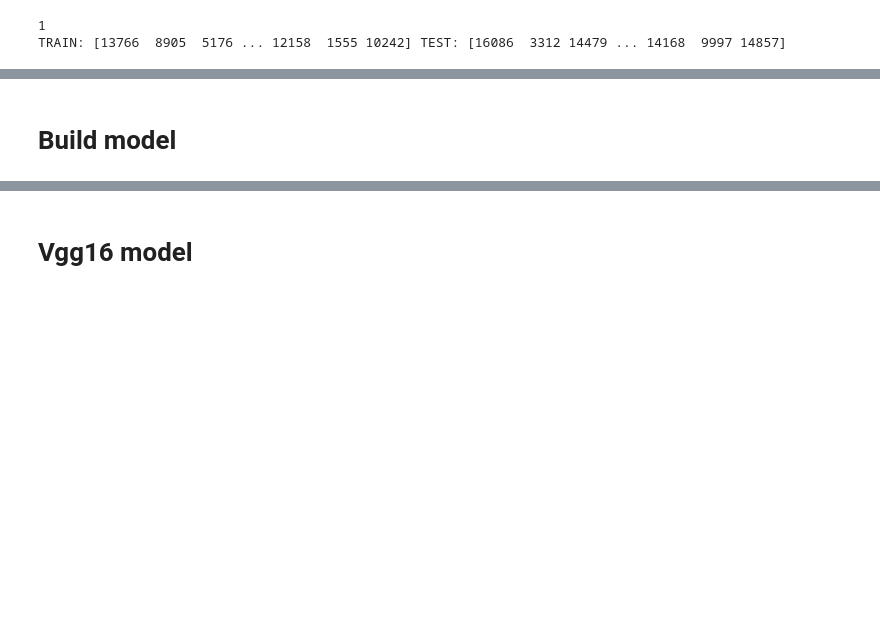
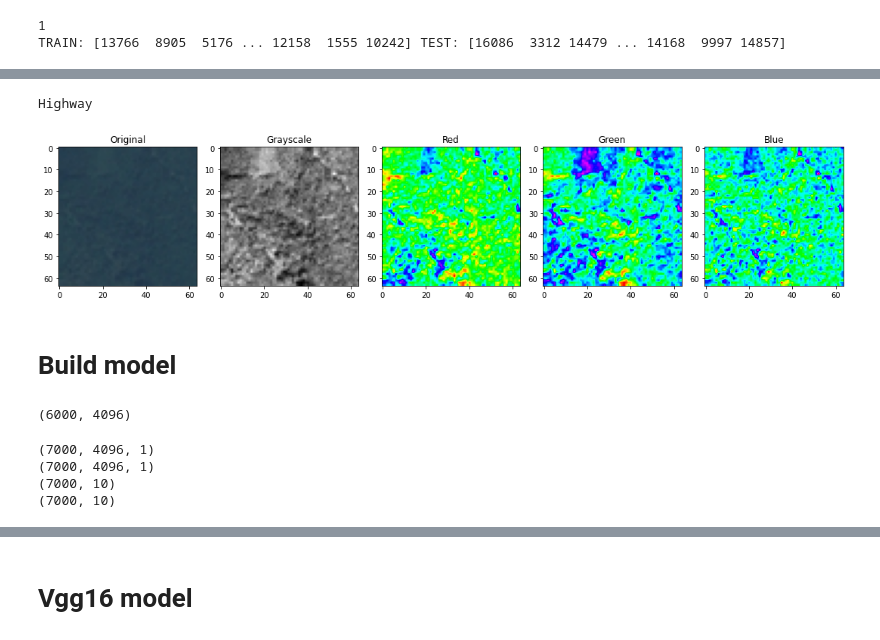
Before and after one commit to DommiiUdomp/Dommii, a Jupyter notebook: eusat_new_1.ipynb, the cells around one changed output, grey strips where cells are left out. Cells and saved outputs as stored; diff of their text form; code cells hidden in the pictures; blank space fills up the shorter version.

```diff
--- a/eusat_new_1.ipynb
+++ b/eusat_new_1.ipynb
@@ -149,23 +175,26 @@ random_plot(X_train_BW,y_train)
 # %%
 #Plot compare
 fig, ax = plt.subplots(1, 5, figsize=(15, 4))
 
 a = np.random.choice(X_train_scaled.shape[0])
 ax[0].imshow(X_train_scaled[a])
 ax[0].set_title("Original")
-ax[1].imshow(X_train_BW[a], cmap=plt.cm.gray)
+ax[1].imshow(X_train_B[a], cmap=plt.cm.gray)
 ax[1].set_title("Grayscale")
 R = X_train_scaled[a]
-ax[2].imshow(R[:,:,0])
+ax[2].imshow(R[:,:,0], cmap=plt.cm.hsv)
 ax[2].set_title("Red")
-ax[3].imshow(R[:,:,1])
+ax[3].imshow(R[:,:,1], cmap=plt.cm.hsv)
 ax[3].set_title("Green")
-ax[4].imshow(R[:,:,2])
+ax[4].imshow(R[:,:,2], cmap=plt.cm.hsv)
 ax[4].set_title("Blue")
 
 fig.tight_layout()
 print(label_Dict[label[a]])
 plt.show()
+# %% [output]
+Highway
+[figure, added]
 # %% [markdown]
 # **Build model**
 # %%
@@ -177,10 +207,19 @@ from keras.layers.merge import concatenate
+# %%
+X_test_BW.shape
+# %% [output]
+(6000, 4096)
 # %%
 from sklearn.model_selection import train_test_split
 
-X_train_1, X_train_2, y_train_1, y_train_2 = train_test_split(X_train_scaled, y_train_class, stratify = y_train_class, test_size = 0.5, random_state=101)
-X_test_1, X_test_2, y_test_1, y_test_2 = train_test_split(X_test_scaled, y_test_class, stratify = y_test_class, test_size = 0.5, random_state=101)
+X_train_1, X_train_2, y_train_1, y_train_2 = train_test_split(X_train_BW[...,np.newaxis], y_train_class, stratify = y_train_class, test_size = 0.5, random_state=101)
+X_test_1, X_test_2, y_test_1, y_test_2 = train_test_split(X_test_BW[...,np.newaxis], y_test_class, stratify = y_test_class, test_size = 0.5, random_state=101)
 print(X_train_1.shape)
 print(X_train_2.shape)
 print(y_train_1.shape)
 print(y_train_2.shape)
+# %% [output]
+(7000, 4096, 1)
+(7000, 4096, 1)
+(7000, 10)
+(7000, 10)
 # %%
```
Also changed, not shown: parts of 16 cells of this notebook.
